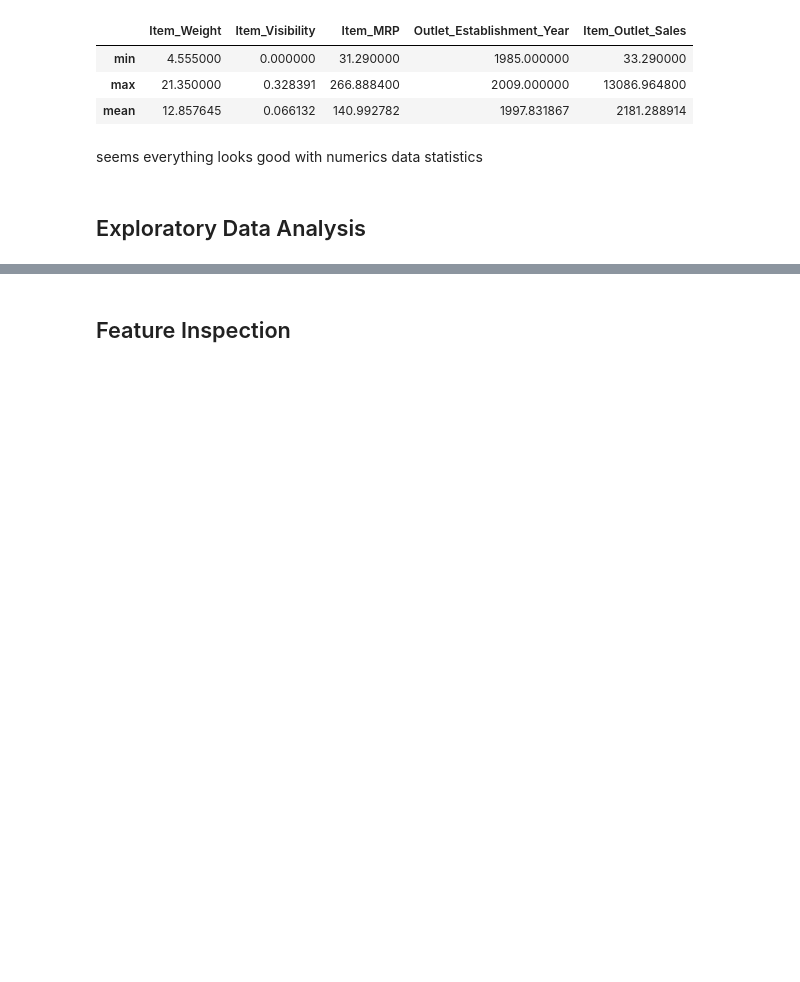
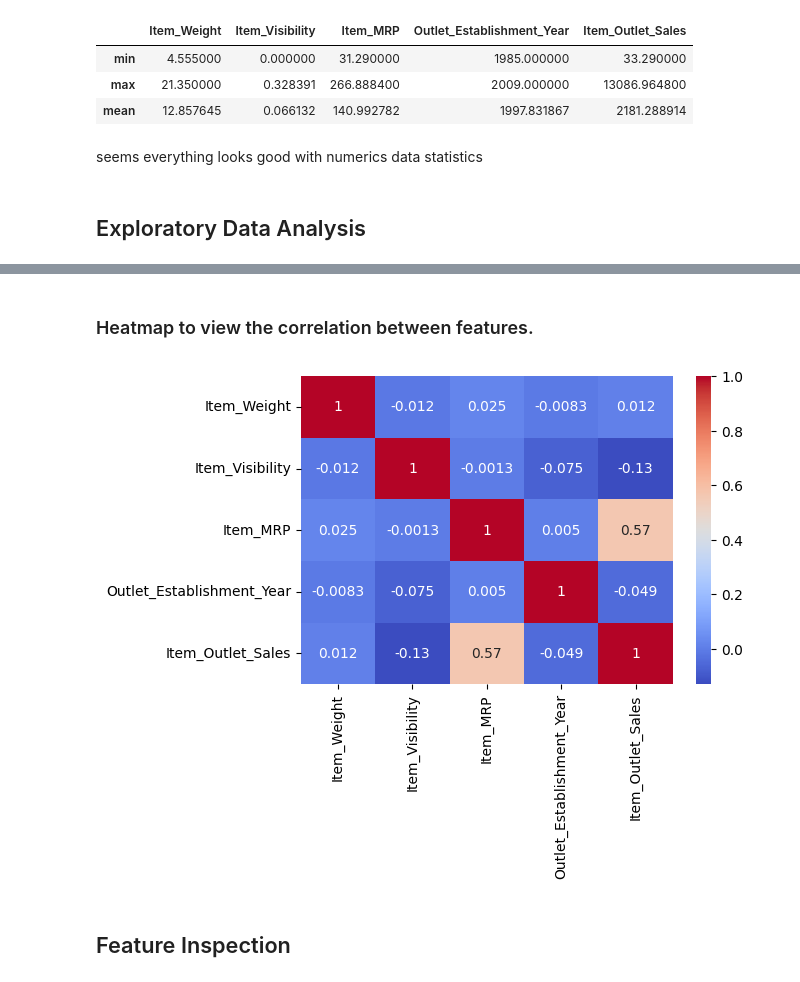
Before and after one commit to hekmat-ashqer/Prediction-of-Product-Sales, a Jupyter notebook: Prediction_of_Product_Sales.ipynb, the cells around one changed output, grey strips where cells are left out. Saved outputs shown, nothing was run; the diff lists cells and outputs as text; code cells hidden in the pictures; blank space fills up the shorter version.

```diff
--- a/Prediction_of_Product_Sales.ipynb
+++ b/Prediction_of_Product_Sales.ipynb
@@ -369,2 +511,13 @@ seems everything looks good with numerics data  statistics
+# %% [markdown]
+### Heatmap to view the correlation between features.
+# %%
+# Get correlations
+corr = df.corr(numeric_only = True)
+corr.round(2)
+# Create a fig, ax with a figsize argument
+fig, ax = plt.subplots(figsize=(6,4))
+sns.heatmap(corr, cmap = 'coolwarm', annot = True, ax=ax);
+# %% [output]
+[figure, added]
 # %% [markdown]
 ## Feature Inspection
```
Also changed, not shown: parts of 12 cells of this notebook.
